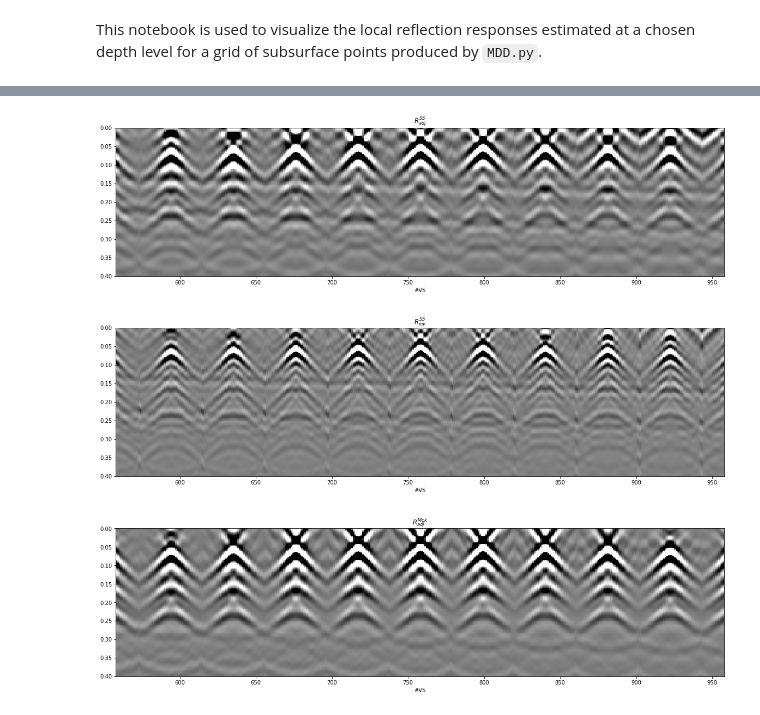
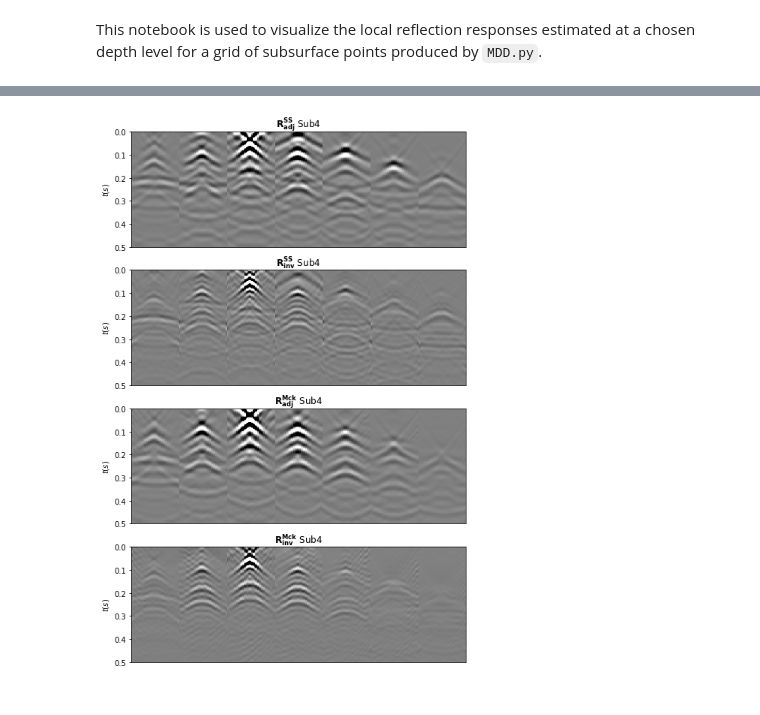
Before and after one commit to DIG-Kaust/MDC-HPC, a Jupyter notebook: MDD3D_visualization.ipynb, the cells around one changed output, grey strips where cells are left out. Cells and saved outputs as stored; diff of their text form; code cells hidden in the pictures.

Commit message:
Small changes in visualizations

```diff
--- a/MDD3D_visualization.ipynb
+++ b/MDD3D_visualization.ipynb
@@ -64,15 +65,18 @@ ns = s.shape[1]
 ds = s[0,1]-s[0,0]
 
 # Virtual points
+vs = inputdata_aux['vs']
 vsy = np.arange(nvsy) * dvsy + ovsy
 vsx = np.arange(nvsx) * dvsx + ovsx
 VSX, VSY = np.meshgrid(vsx, vsy, indexing='ij')
 
 # Time axis
-ot, dt, nt = 0, 2.5e-3, 601
+ot, dt, nt = 0, 2.5e-3, itmax #601
 t = np.arange(nt)*dt
+t = t[:itmax]
 
-# Density model
+# Velocity and Density model
+vel = 2400.
 rho = inputdata_aux['rho']
 z, x, y = inputdata_aux['z'], inputdata_aux['x'], inputdata_aux['y']
 
@@ -80,8 +84,10 @@ z, x, y = inputdata_aux['z'], inputdata_aux['x'], inputdata_aux['y']
 fig, ax = plt.subplots(1, 1, sharey=True, figsize=(13, 11))
 ax.scatter(r[0], r[1], marker='.', s=200, c='r', edgecolors='k', label='Srcs-Recs')
 ax.scatter(VSX.ravel(), VSY.ravel(), marker='.', s=500, c='g', edgecolors='k', label='VS')
+ax.scatter(VSX[1::10], VSY[1::10], marker='.', s=300, c='c', edgecolors='k', label='VS plot')
 ax.scatter(VSX.ravel()[ivsplot:ivsplot+1], VSY.ravel()[ivsplot:ivsplot+1], marker='.', s=500,
            c='y', edgecolors='k', label='VS plot')
+ax.scatter(vs[0], vs[1], marker='.', s=20, c='w')
 ax.set_xlabel('X')
 ax.set_ylabel('Y')
 ax.set_title('Geometry')
@@ -95,6 +101,7 @@ ax1.axhline(r[2, 0], color='b', lw=4)
 ax1.axhline(s[2, 0], color='r', linestyle='--', lw=4)
 ax1.scatter(vsx, vsz * np.ones(nvsx), marker='.', s=400, c='g', edgecolors='k')
 ax1.scatter(VSX.ravel()[ivsplot], vsz * np.ones(1), marker='.', s=500, c='y', edgecolors='k')
+ax1.scatter(vs[0], vs[2], marker='.', s=20, c='w')
 ax1.axis('tight')
 ax1.set_xlabel('x [m]')
 ax1.set_ylabel('z [m]')
@@ -105,55 +114,51 @@ ax1.set_xlim(x[0], x[-1]);
 # %%
-RSs_adj = da.from_zarr(os.environ["STORE_PATH"] + 'R_Ss_adj_sub%d.zarr' % subsampling)
-RSs_inv = da.from_zarr(os.environ["STORE_PATH"] + 'R_Ss_inv_sub%d.zarr' % subsampling)
+RSs_adj = da.from_zarr(os.environ["STORE_PATH"] + 'R_Ss_adj_sub%d.zarr' % subsampling)[:itmax].compute()
+RSs_inv = da.from_zarr(os.environ["STORE_PATH"] + 'R_Ss_inv_sub%d.zarr' % subsampling)[:itmax].compute()
 
-RMck_adj = da.from_zarr(os.environ["STORE_PATH"] + 'R_Mck_adj_sub%d.zarr' % subsampling)
-RMck_inv = da.from_zarr(os.environ["STORE_PATH"] + 'R_Mck_inv_sub%d.zarr' % subsampling)
+RMck_adj = da.from_zarr(os.environ["STORE_PATH"] + 'R_Mck_adj_sub%d.zarr' % subsampling)[:itmax].compute()
+RMck_inv = da.from_zarr(os.environ["STORE_PATH"] + 'R_Mck_inv_sub%d.zarr' % subsampling)[:itmax].compute()
 # %%
 clip_adj = 5e-2
 clip_inv = 1e-1
 
-plt.figure(figsize=(20, 5))
-plt.imshow(RSs_adj[..., ivsplot], cmap='gray',
+fig, (ax0, ax1, ax2, ax3) = plt.subplots(4, 1, sharex=True, figsize=(8, 13))
+ax0.imshow(RSs_adj[..., ivsplot].reshape(nt, nvsx, nvsy)[:, 1::10].reshape(nt, nvsy*7),
+           cmap='gray',
            vmin=-clip_adj*RSs_adj.max(), vmax=clip_adj*RSs_adj.max(),
            extent=(0, nvsx*nvsy, t.max(), 0))
-plt.axis('tight')
-plt.title(r'$R^{SS}_{adj}$')
-plt.xlabel('#VS')
-plt.xlim(ivsplot-200, ivsplot+200)
-plt.ylim(0.4, 0.)
+ax0.axis('tight')
+ax0.set_ylabel(r'$t(s)$')
+ax0.set_title(r'$\mathbf{R^{SS}_{adj}}$ Sub%d' % subsampling)
+ax0.set_xticks([], [])
+ax0.set_ylim(0.5, 0.)
 
-plt.figure(figsize=(20, 5))
-plt.imshow(RSs_inv[..., ivsplot], cmap='gray',
+ax1.imshow(RSs_inv[..., ivsplot].reshape(nt, nvsx, nvsy)[:, 1::10].reshape(nt, nvsy*7),
+           cmap='gray',
            vmin=-clip_inv*RSs_inv.max(), vmax=clip_inv*RSs_inv.max(),
            extent=(0, nvsx*nvsy, t.max(), 0))
-plt.axis('tight')
-plt.xlim(500, 900)
-plt.title(r'$R^{SS}_{inv}$')
-plt.xlabel('#VS')
-plt.xlim(ivsplot-200, ivsplot+200)
-plt.ylim(0.4, 0.)
+ax1.axis('tight')
+ax1.set_ylabel(r'$t(s)$')
+ax1.set_title(r'$\mathbf{R^{SS}_{inv}}$ Sub%d' % subsampling)
+ax1.set_ylim(0.5, 0.)
 
-plt.figure(figsize=(20, 5))
-plt.imshow(RMck_adj[..., ivsplot], cmap='gray',
+ax2.imshow(RMck_adj[..., ivsplot].reshape(nt, nvsx, nvsy)[:, 1::10].reshape(nt, nvsy*7),
+           cmap='gray',
            vmin=-clip_adj*RMck_adj.max(), vmax=clip_adj*RMck_adj.max(),
            extent=(0, nvsx*nvsy, t.max(), 0))
-plt.axis('tight')
-plt.title(r'$R^{Mck}_{adj}$')
-plt.xlabel('#VS')
-plt.xlim(ivsplot-200, ivsplot+200)
-plt.ylim(0.4, 0.)
+ax2.axis('tight')
+ax2.set_ylabel(r'$t(s)$')
+ax2.set_title(r'$\mathbf{R^{Mck}_{adj}}$ Sub%d' % subsampling)
+ax2.set_ylim(0.5, 0.)
 
-plt.figure(figsize=(20, 5))
-plt.imshow(RMck_inv[..., ivsplot], cmap='gray',
+ax3.imshow(RMck_inv[..., ivsplot].reshape(nt, nvsx, nvsy)[:, 1::10].reshape(nt, nvsy*7),
+           cmap='gray',
            vmin=-clip_inv*RMck_inv.max(), vmax=clip_inv*RMck_inv.max(),
            extent=(0, nvsx*nvsy, t.max(), 0))
-plt.axis('tight')
-plt.xlim(500, 900)
-plt.title(r'$R^{Mck}_{inv}$')
-plt.xlabel('#VS')
-plt.xlim(ivsplot-200, ivsplot+200)
-plt.ylim(0.4, 0.);
+ax3.axis('tight')
+ax3.set_ylabel(r'$t(s)$')
+ax3.set_title(r'$\mathbf{R^{Mck}_{inv}}$ Sub%d' % subsampling)
+ax3.set_ylim(0.5, 0.)
+plt.savefig('Figures/R_mdd_sub%d.eps' % subsampling, bbox_inches='tight')
+plt.savefig('Figures/R_mdd_sub%d.png' % subsampling, dpi=300, bbox_inches='tight')
 # %% [output]
-[figure, old version]
+[figure, new version]
-[figure, removed]
-[figure, removed]
```
Also changed, not shown: parts of 10 cells of this notebook, 8 other files.
